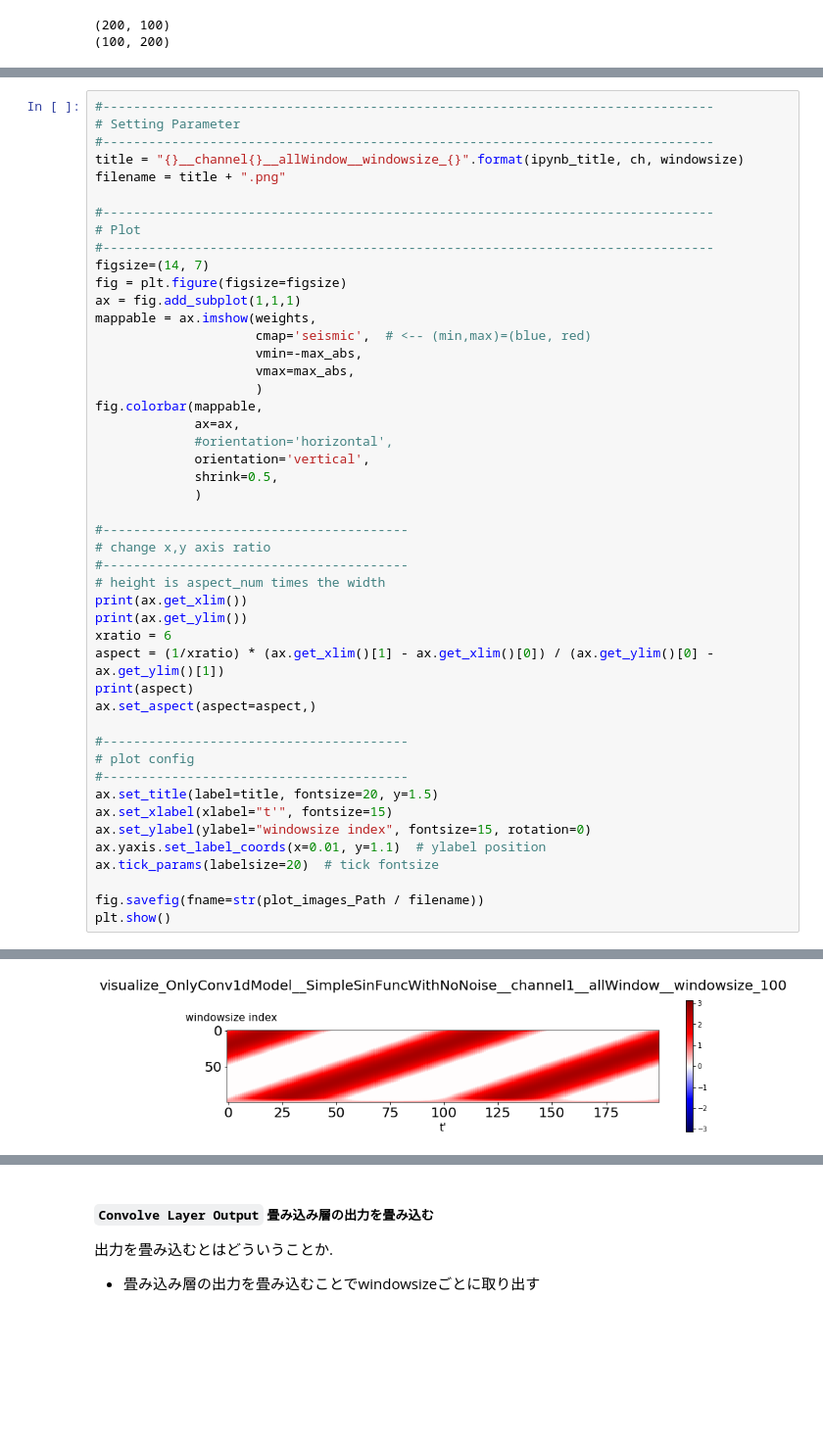
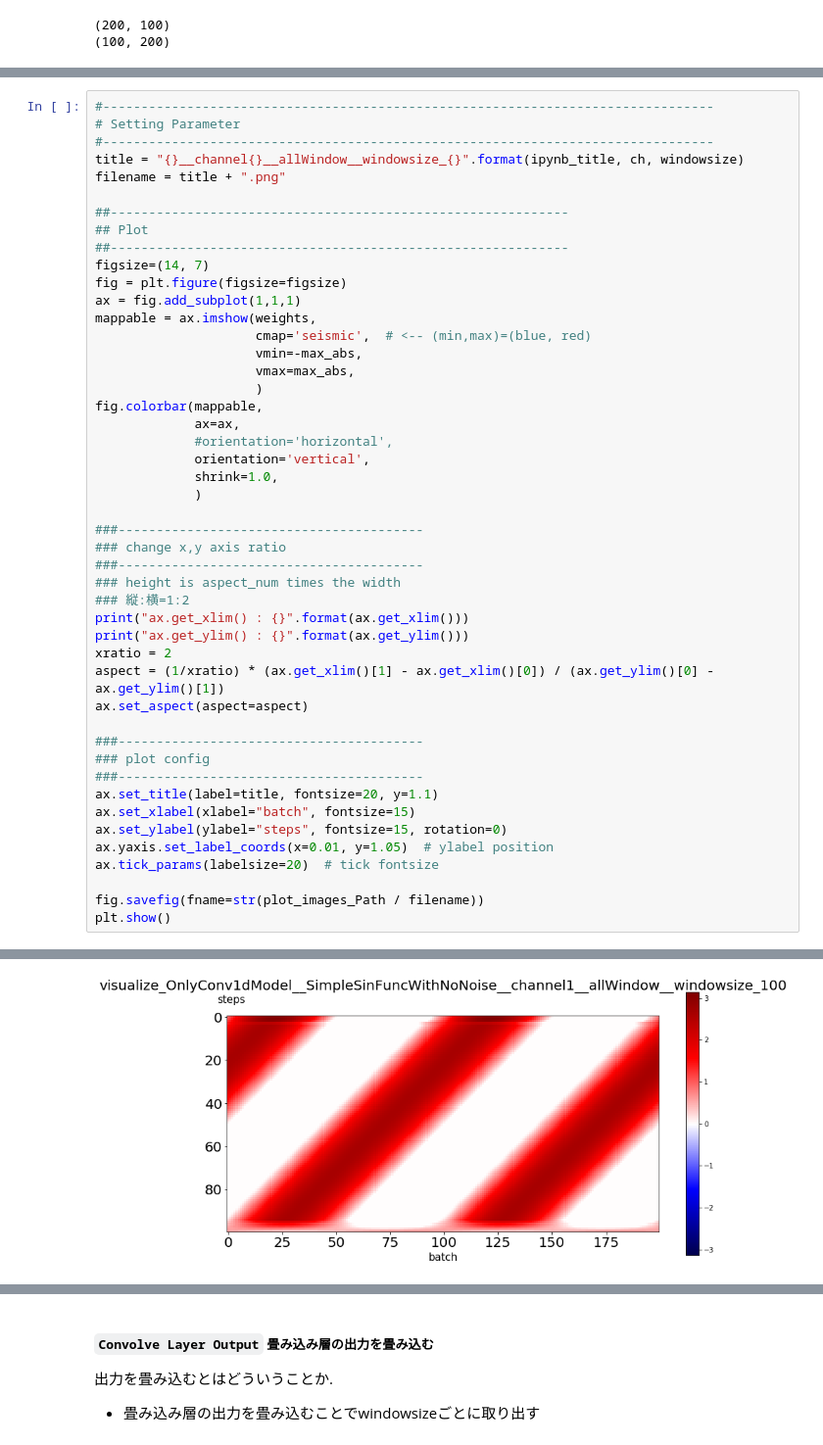
Before and after one commit to pollenjp/article_script, a Jupyter notebook: 20180719_visualize_Conv1d_output__in_kabuku/notebooks/visualize_OnlyConv1dModel__SimpleSinFuncWithNoNoise.ipynb, the cells around one changed output, grey strips where cells are left out. Shown at 98% size. Cells and saved outputs as stored; diff of their text form; blank space fills up the shorter version.

```diff
--- a/20180719_visualize_Conv1d_output__in_kabuku/notebooks/visualize_OnlyConv1dModel__SimpleSinFuncWithNoNoise.ipynb
+++ b/20180719_visualize_Conv1d_output__in_kabuku/notebooks/visualize_OnlyConv1dModel__SimpleSinFuncWithNoNoise.ipynb
@@ -218,9 +230,9 @@ max abs :  3.1358464
 title = "{}__channel{}__allWindow__windowsize_{}".format(ipynb_title, ch, windowsize)
 filename = title + ".png"
 
-#--------------------------------------------------------------------------------
-# Plot
-#--------------------------------------------------------------------------------
+##------------------------------------------------------------
+## Plot
+##------------------------------------------------------------
 figsize=(14, 7)
 fig = plt.figure(figsize=figsize)
 ax = fig.add_subplot(1,1,1)
@@ -233,27 +245,27 @@ fig.colorbar(mappable,
              ax=ax,
              #orientation='horizontal',
              orientation='vertical',
-             shrink=0.5,
+             shrink=1.0,
              )
 
-#----------------------------------------
-# change x,y axis ratio
-#----------------------------------------
-# height is aspect_num times the width
-print(ax.get_xlim())
-print(ax.get_ylim())
-xratio = 6
+###----------------------------------------
+### change x,y axis ratio
+###----------------------------------------
+### height is aspect_num times the width
+### 縦:横=1:2
+print("ax.get_xlim() : {}".format(ax.get_xlim()))
+print("ax.get_ylim() : {}".format(ax.get_ylim()))
+xratio = 2
 aspect = (1/xratio) * (ax.get_xlim()[1] - ax.get_xlim()[0]) / (ax.get_ylim()[0] - ax.get_ylim()[1])
-print(aspect)
-ax.set_aspect(aspect=aspect,)
+ax.set_aspect(aspect=aspect)
 
-#----------------------------------------
-# plot config
-#----------------------------------------
-ax.set_title(label=title, fontsize=20, y=1.5)
-ax.set_xlabel(xlabel="t'", fontsize=15)
-ax.set_ylabel(ylabel="windowsize index", fontsize=15, rotation=0)
-ax.yaxis.set_label_coords(x=0.01, y=1.1)  # ylabel position
+###----------------------------------------
+### plot config
+###----------------------------------------
+ax.set_title(label=title, fontsize=20, y=1.1)
+ax.set_xlabel(xlabel="batch", fontsize=15)
+ax.set_ylabel(ylabel="steps", fontsize=15, rotation=0)
+ax.yaxis.set_label_coords(x=0.01, y=1.05)  # ylabel position
 ax.tick_params(labelsize=20)  # tick fontsize
 
 fig.savefig(fname=str(plot_images_Path / filename))
@@ -265 +276 @@ plt.show()
-[figure, old version]
+[figure, new version]
```
Also changed, not shown: parts of 33 cells of this notebook.
